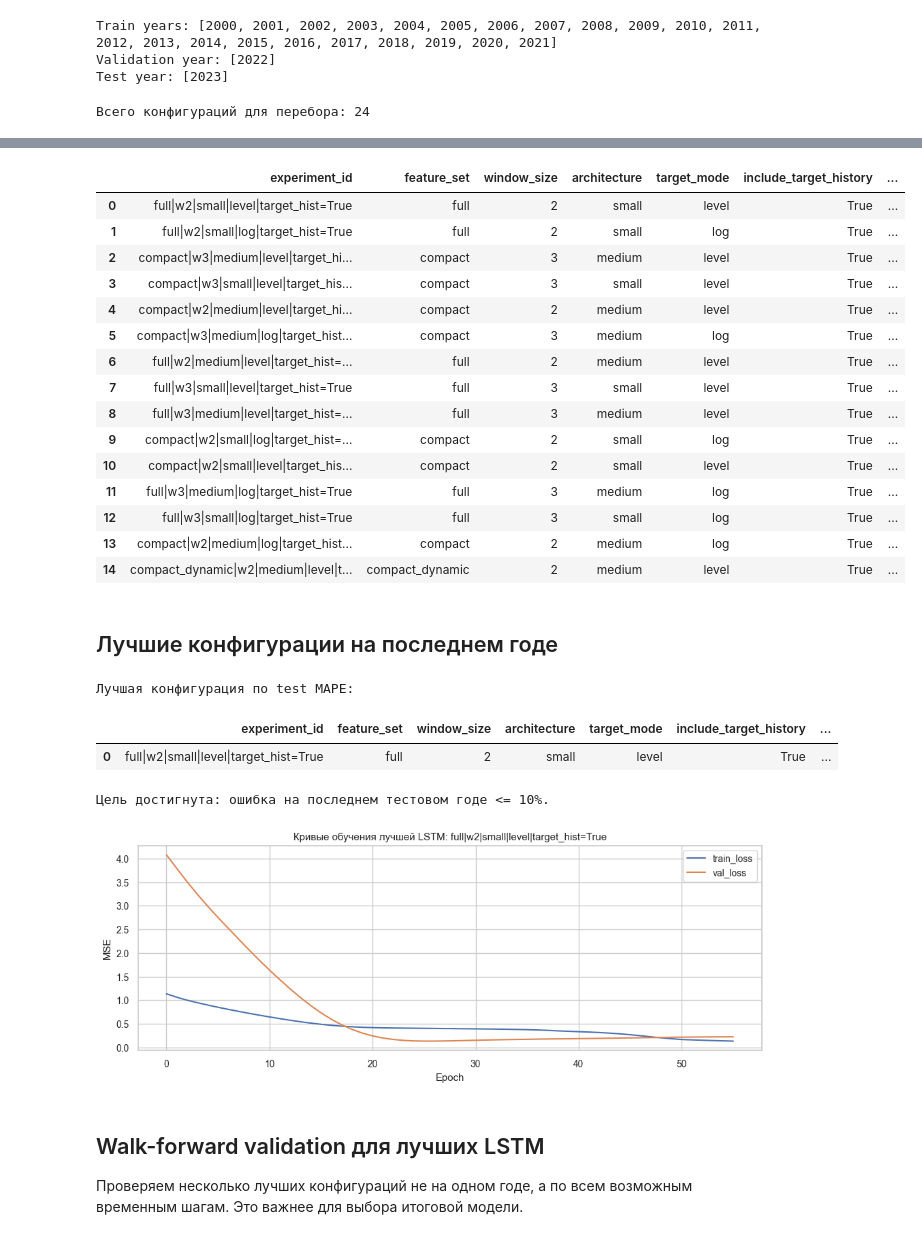
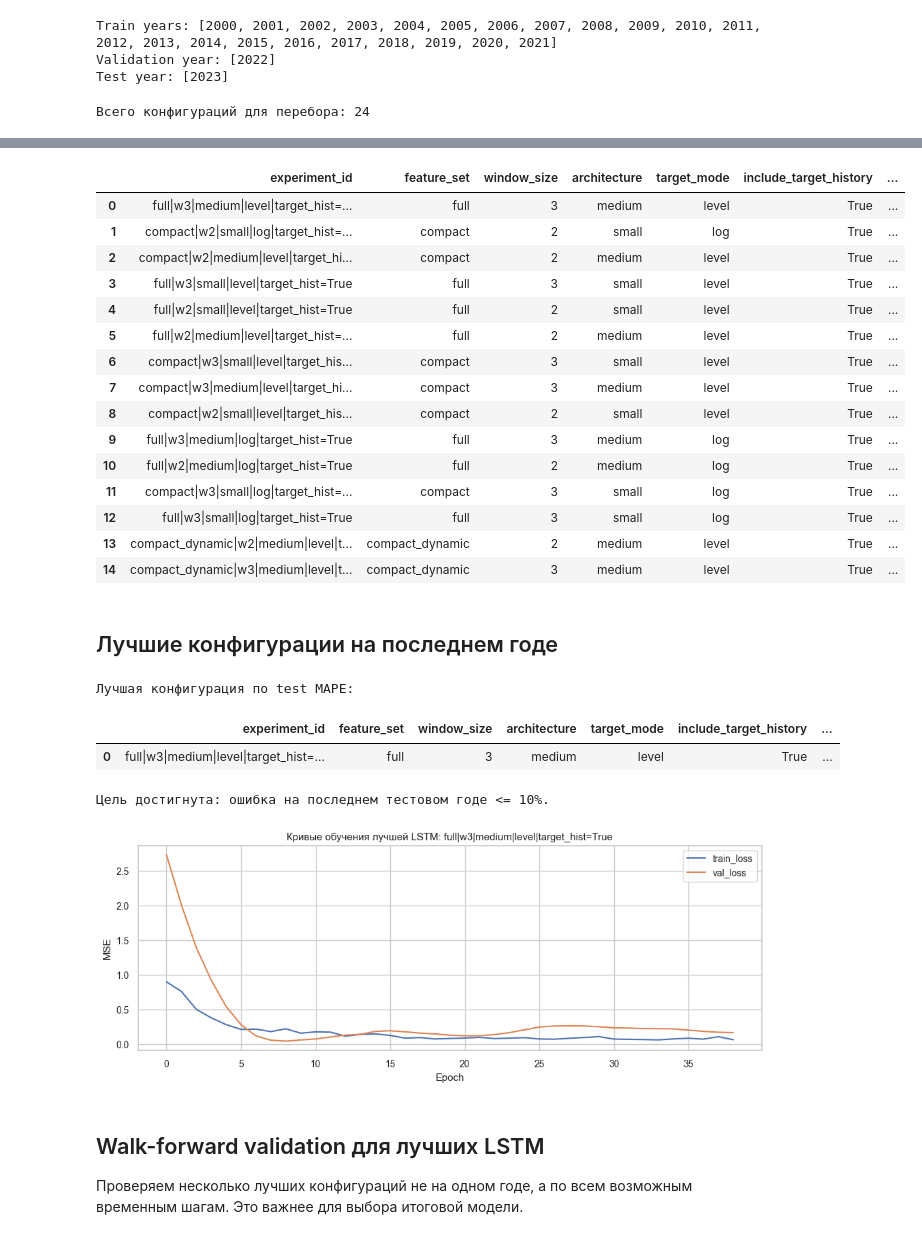
Before and after one commit to KorotkovaAnn/Diplom_AI, a Jupyter notebook: notebooks/lstm_investment_forecast.ipynb, the cells around one changed output, grey strips where cells are left out. Saved outputs shown, nothing was run; the diff lists cells and outputs as text; code cells hidden in the pictures.

```diff
--- a/notebooks/lstm_investment_forecast.ipynb
+++ b/notebooks/lstm_investment_forecast.ipynb
@@ -99,6 +99,8 @@ WINDOW_SIZES = [2, 3]
 EPOCHS = 300
 BATCH_SIZE = 4
 LEARNING_RATE = 0.001
+L2_REGULARIZATION = 1e-5
+RECENCY_WEIGHT_DECAY = 0.90
 MIN_TRAIN_SIZE = 12
 
 if not DATA_PATH.exists():
@@ -228,14 +230,14 @@ def build_lstm_model(window_size: int, n_features: int, architecture: str, learn
     if architecture == 'small':
         layers = [
             Input(shape=(window_size, n_features)),
-            LSTM(16, kernel_regularizer=l2(0.0001)),
+            LSTM(16, kernel_regularizer=l2(L2_REGULARIZATION)),
             Dense(8, activation='relu'),
             Dense(1),
         ]
     elif architecture == 'medium':
         layers = [
             Input(shape=(window_size, n_features)),
-            LSTM(32, kernel_regularizer=l2(0.0001)),
+            LSTM(32, kernel_regularizer=l2(L2_REGULARIZATION)),
             Dropout(0.1),
             Dense(16, activation='relu'),
             Dense(1),
@@ -243,9 +245,9 @@ def build_lstm_model(window_size: int, n_features: int, architecture: str, learn
     elif architecture == 'stacked':
         layers = [
             Input(shape=(window_size, n_features)),
-            LSTM(32, return_sequences=True, kernel_regularizer=l2(0.0001)),
+            LSTM(32, return_sequences=True, kernel_regularizer=l2(L2_REGULARIZATION)),
             Dropout(0.1),
-            LSTM(16, kernel_regularizer=l2(0.0001)),
+            LSTM(16, kernel_regularizer=l2(L2_REGULARIZATION)),
             Dense(8, activation='relu'),
             Dense(1),
         ]
@@ -350,6 +352,12 @@ def prepare_sequences(
 
     return np.array(X_seq), np.array(y_seq), np.array(seq_years), artifacts
 # %%
+def make_recency_sample_weights(years: np.ndarray, decay: float = RECENCY_WEIGHT_DECAY) -> np.ndarray:
+    years = np.asarray(years, dtype=float)
+    weights = decay ** (years.max() - years)
+    return weights / weights.mean()
+
+
 def evaluate_arrays(actual: np.ndarray, predicted: np.ndarray) -> dict:
     return {
         'mae': float(mean_absolute_error(actual, predicted)),
@@ -359,7 +367,7 @@ def evaluate_arrays(actual: np.ndarray, predicted: np.ndarray) -> dict:
     }
 
 
-def fit_lstm(X_train, y_train, X_val, y_val, window_size: int, n_features: int, architecture: str, seed: int = 42):
+def fit_lstm(X_train, y_train, X_val, y_val, window_size: int, n_features: int, architecture: str, seed: int = 42, sample_weight=None):
     tf.keras.backend.clear_session()
     np.random.seed(seed)
     tf.random.set_seed(seed)
@@ -379,6 +387,7 @@ def fit_lstm(X_train, y_train, X_val, y_val, window_size: int, n_features: int,
         shuffle=False,
         verbose=0,
         callbacks=callbacks,
+        sample_weight=sample_weight,
     )
     return model, history
 # %% [markdown]
@@ -449,6 +458,7 @@ for feature_set_name, feature_columns in feature_sets.items():
             continue
 
         X_train, y_train = X_seq[train_mask], y_seq[train_mask]
+        train_weights = make_recency_sample_weights(seq_years[train_mask])
         X_val, y_val = X_seq[val_mask], y_seq[val_mask]
         X_test, y_test = X_seq[test_mask], y_seq[test_mask]
 
@@ -460,6 +470,7 @@ for feature_set_name, feature_columns in feature_sets.items():
             window_size=window_size,
             n_features=X_train.shape[2],
             architecture=architecture,
+            sample_weight=train_weights,
         )
 
         val_pred_scaled = model.predict(X_val, verbose=0).flatten()
@@ -535,19 +546,19 @@ E0000 00:00:1776274225.087678 5410056 node_def_util.cc:682] NodeDef mentions att
 |  | experiment_id | feature_set | window_size | architecture | target_mode | include_target_history | ... |
-| 0 | full|w2|small|level|target_hist=True | full | 2 | small | level | True | ... |
-| 1 | full|w2|small|log|target_hist=True | full | 2 | small | log | True | ... |
-| 2 | compact|w3|medium|level|target_hi... | compact | 3 | medium | level | True | ... |
-| 3 | compact|w3|small|level|target_his... | compact | 3 | small | level | True | ... |
-| 4 | compact|w2|medium|level|target_hi... | compact | 2 | medium | level | True | ... |
-| 5 | compact|w3|medium|log|target_hist... | compact | 3 | medium | log | True | ... |
-| 6 | full|w2|medium|level|target_hist=... | full | 2 | medium | level | True | ... |
-| 7 | full|w3|small|level|target_hist=True | full | 3 | small | level | True | ... |
-| 8 | full|w3|medium|level|target_hist=... | full | 3 | medium | level | True | ... |
-| 9 | compact|w2|small|log|target_hist=... | compact | 2 | small | log | True | ... |
-| 10 | compact|w2|small|level|target_his... | compact | 2 | small | level | True | ... |
-| 11 | full|w3|medium|log|target_hist=True | full | 3 | medium | log | True | ... |
+| 0 | full|w3|medium|level|target_hist=... | full | 3 | medium | level | True | ... |
+| 1 | compact|w2|small|log|target_hist=... | compact | 2 | small | log | True | ... |
+| 2 | compact|w2|medium|level|target_hi... | compact | 2 | medium | level | True | ... |
+| 3 | full|w3|small|level|target_hist=True | full | 3 | small | level | True | ... |
+| 4 | full|w2|small|level|target_hist=True | full | 2 | small | level | True | ... |
+| 5 | full|w2|medium|level|target_hist=... | full | 2 | medium | level | True | ... |
+| 6 | compact|w3|small|level|target_his... | compact | 3 | small | level | True | ... |
+| 7 | compact|w3|medium|level|target_hi... | compact | 3 | medium | level | True | ... |
+| 8 | compact|w2|small|level|target_his... | compact | 2 | small | level | True | ... |
+| 9 | full|w3|medium|log|target_hist=True | full | 3 | medium | log | True | ... |
+| 10 | full|w2|medium|log|target_hist=True | full | 2 | medium | log | True | ... |
+| 11 | compact|w3|small|log|target_hist=... | compact | 3 | small | log | True | ... |
 | 12 | full|w3|small|log|target_hist=True | full | 3 | small | log | True | ... |
-| 13 | compact|w2|medium|log|target_hist... | compact | 2 | medium | log | True | ... |
-| 14 | compact_dynamic|w2|medium|level|t... | compact_dynamic | 2 | medium | level | True | ... |
+| 13 | compact_dynamic|w2|medium|level|t... | compact_dynamic | 2 | medium | level | True | ... |
+| 14 | compact_dynamic|w3|medium|level|t... | compact_dynamic | 3 | medium | level | True | ... |
 # %% [markdown]
 ## Лучшие конфигурации на последнем годе
 # %%
@@ -564,7 +575,7 @@ else:
 # %% [output]
 Лучшая конфигурация по test MAPE:
 |  | experiment_id | feature_set | window_size | architecture | target_mode | include_target_history | ... |
-| 0 | full|w2|small|level|target_hist=True | full | 2 | small | level | True | ... |
+| 0 | full|w3|medium|level|target_hist=... | full | 3 | medium | level | True | ... |
 Цель достигнута: ошибка на последнем тестовом годе <= 10%.
 # %%
 best_history = trained_experiments[best_experiment_id]['history']
@@ -579,7 +590,7 @@ plt.legend()
 plt.tight_layout()
 plt.show()
 # %% [output]
-[figure, old version]
+[figure, new version]
 # %% [markdown]
 ## Walk-forward validation для лучших LSTM
 
```
Also changed, not shown: parts of 7 cells of this notebook.
